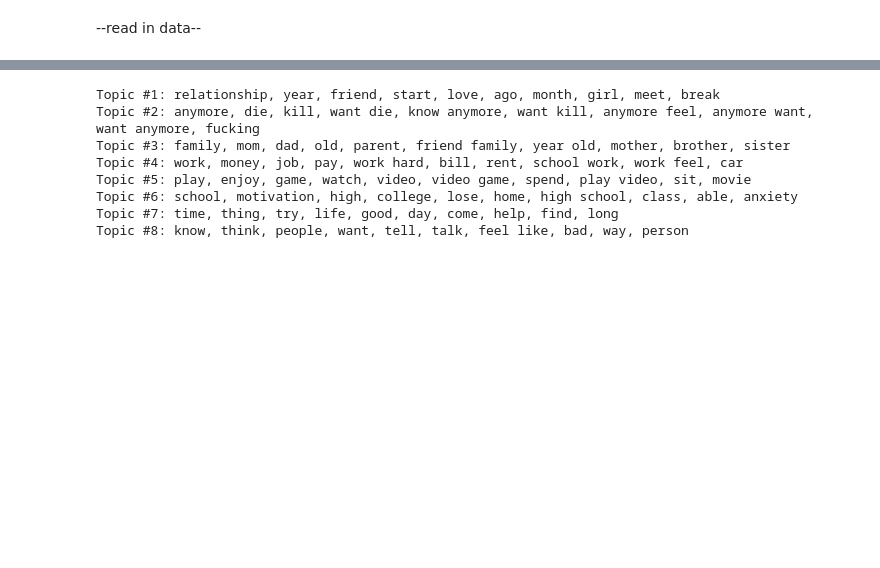
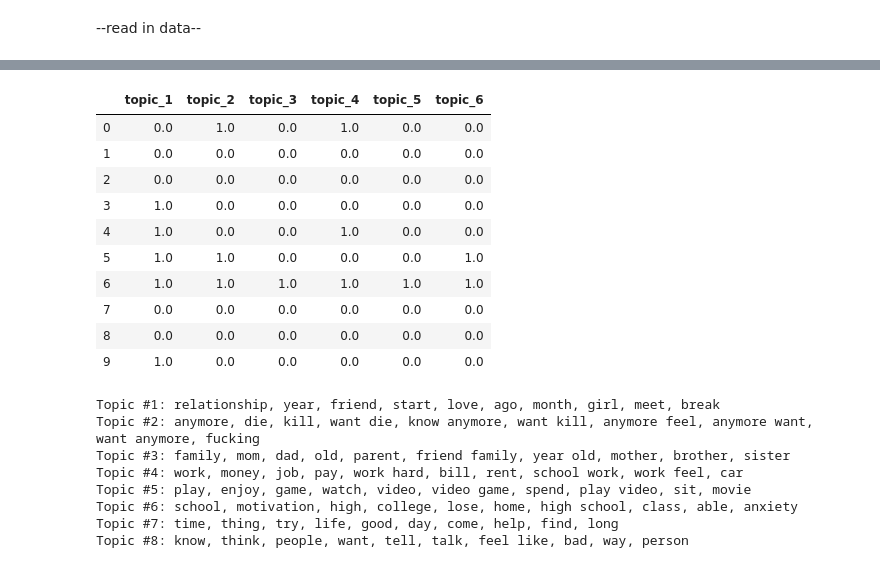
Before and after one commit to heathersaul-nos3lf/final_horsemen, a Jupyter notebook: Topic_modeling.ipynb, the cells around one changed output, grey strips where cells are left out. Cells and saved outputs as stored; diff of their text form; code cells hidden in the pictures; blank space fills up the shorter version.

```diff
--- a/Topic_modeling.ipynb
+++ b/Topic_modeling.ipynb
@@ -102,0 +158,3 @@ str
+# %%
+df_doc['label'] = 0
+df_doc
@@ -102,0 +175,3 @@ str
+# %%
+df_col_merged =pd.concat([df_doc, df_doc_anx], axis=0).reset_index(drop=True)
+df_col_merged
@@ -106,14 +195,15 @@ vectorizer = TfidfVectorizer(
     max_df=.5,
     min_df=10,
     max_features=None,
-    ngram_range=(1, 2),
+    ngram_range=(1, 1),
     norm=None,
     binary=True,
     use_idf=False,
     sublinear_tf=False
 )
-vectorizer = vectorizer.fit(df_doc.Body)
-tfidf = vectorizer.transform(df_doc.Body)
+
+vectorizer = vectorizer.fit(df_col_merged.Body)
+tfidf = vectorizer.transform(df_col_merged.Body)
 vocab = vectorizer.get_feature_names()
 print(len(vocab))
 # %% [output]
@@ -141,3 +253,21 @@ Topic #6: month, week, ago, past, bed, lose, sleep, watch, new, game, video game
+# %%
+topic_df = pd.DataFrame(
+    model.transform(tfidf),
+    columns=["topic_{}".format(i+1) for i in range(6)]
+).astype(float)
+topic_df.iloc[0:10]
+# %% [output]
+|  | topic_1 | topic_2 | topic_3 | topic_4 | topic_5 | topic_6 |
+| 0 | 0.0 | 1.0 | 0.0 | 1.0 | 0.0 | 0.0 |
+| 1 | 0.0 | 0.0 | 0.0 | 0.0 | 0.0 | 0.0 |
+| 2 | 0.0 | 0.0 | 0.0 | 0.0 | 0.0 | 0.0 |
+| 3 | 1.0 | 0.0 | 0.0 | 0.0 | 0.0 | 0.0 |
+| 4 | 1.0 | 0.0 | 0.0 | 1.0 | 0.0 | 0.0 |
+| 5 | 1.0 | 1.0 | 0.0 | 0.0 | 0.0 | 1.0 |
+| 6 | 1.0 | 1.0 | 1.0 | 1.0 | 1.0 | 1.0 |
+| 7 | 0.0 | 0.0 | 0.0 | 0.0 | 0.0 | 0.0 |
+| 8 | 0.0 | 0.0 | 0.0 | 0.0 | 0.0 | 0.0 |
+| 9 | 1.0 | 0.0 | 0.0 | 0.0 | 0.0 | 0.0 |
 # %%
 # Anchors designed to nudge the model towards measuring specific genres
 anchors = [
```
Also changed, not shown: parts of 16 cells of this notebook, 6 other files.
